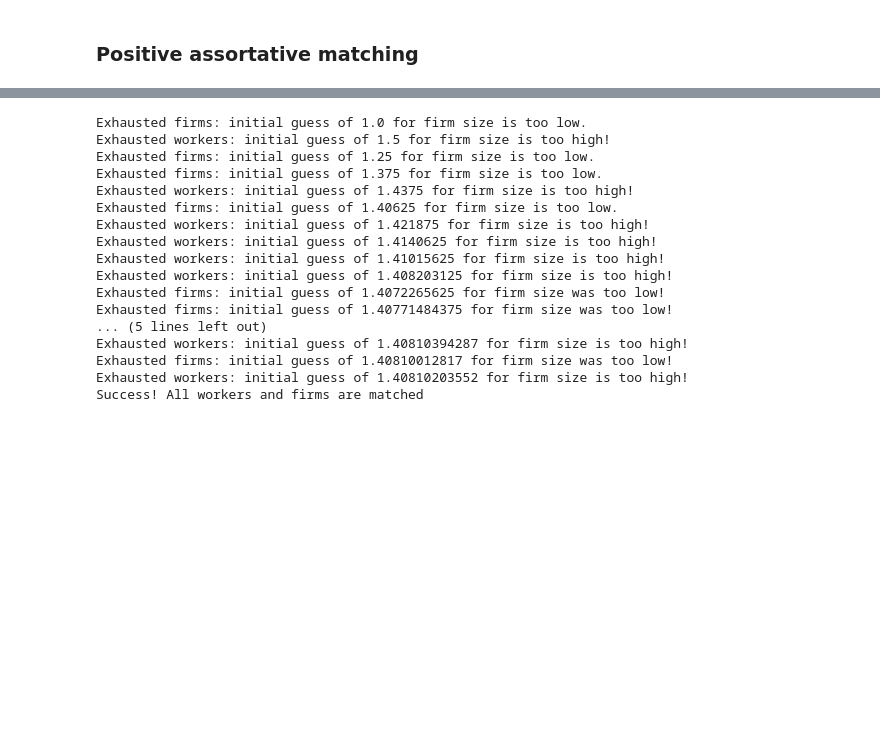
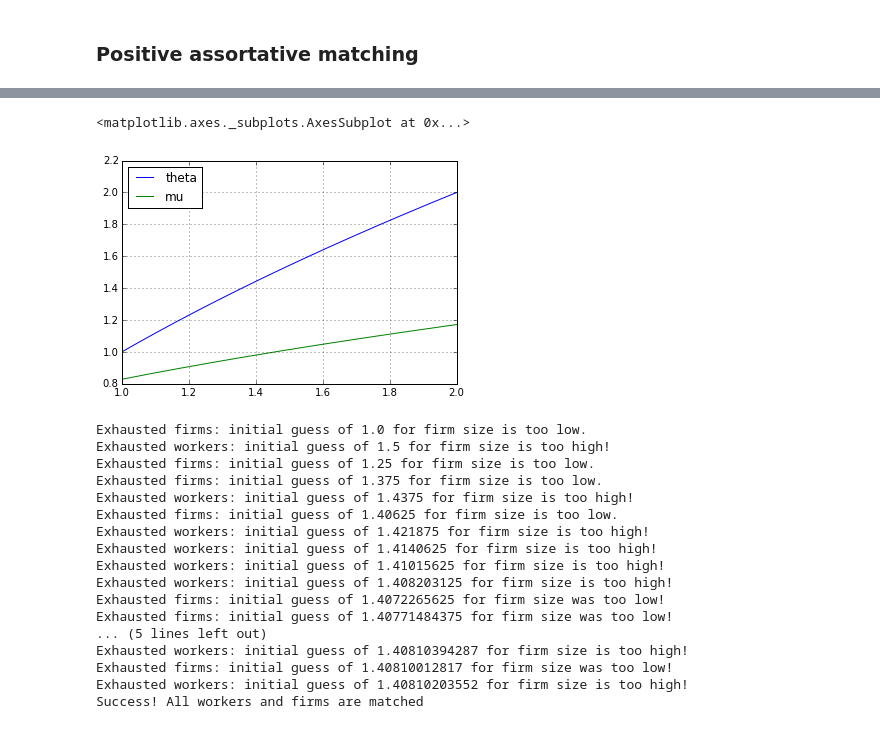
Before and after one commit to davidrpugh/assortative-matching-large-firms, a Jupyter notebook: examples-collocation.ipynb, the cells around one changed output, grey strips where cells are left out. Cells and saved outputs as stored; diff of their text form; code cells hidden in the pictures; blank space fills up the shorter version.

```diff
--- a/examples-collocation.ipynb
+++ b/examples-collocation.ipynb
@@ -117,3 +129,8 @@ solver = shooting.ShootingSolver(model=model)
+# %%
+solution.solution.plot()
+# %% [output]
+<matplotlib.axes._subplots.AxesSubplot at 0x...>
+[figure, added]
 # %%
 solver.solve(2e0, tol=1e-6, number_knots=1000, integrator='dopri5',
              atol=1e-12, rtol=1e-9, message=True)
```
Also changed, not shown: parts of 9 cells of this notebook, 2 other files.
